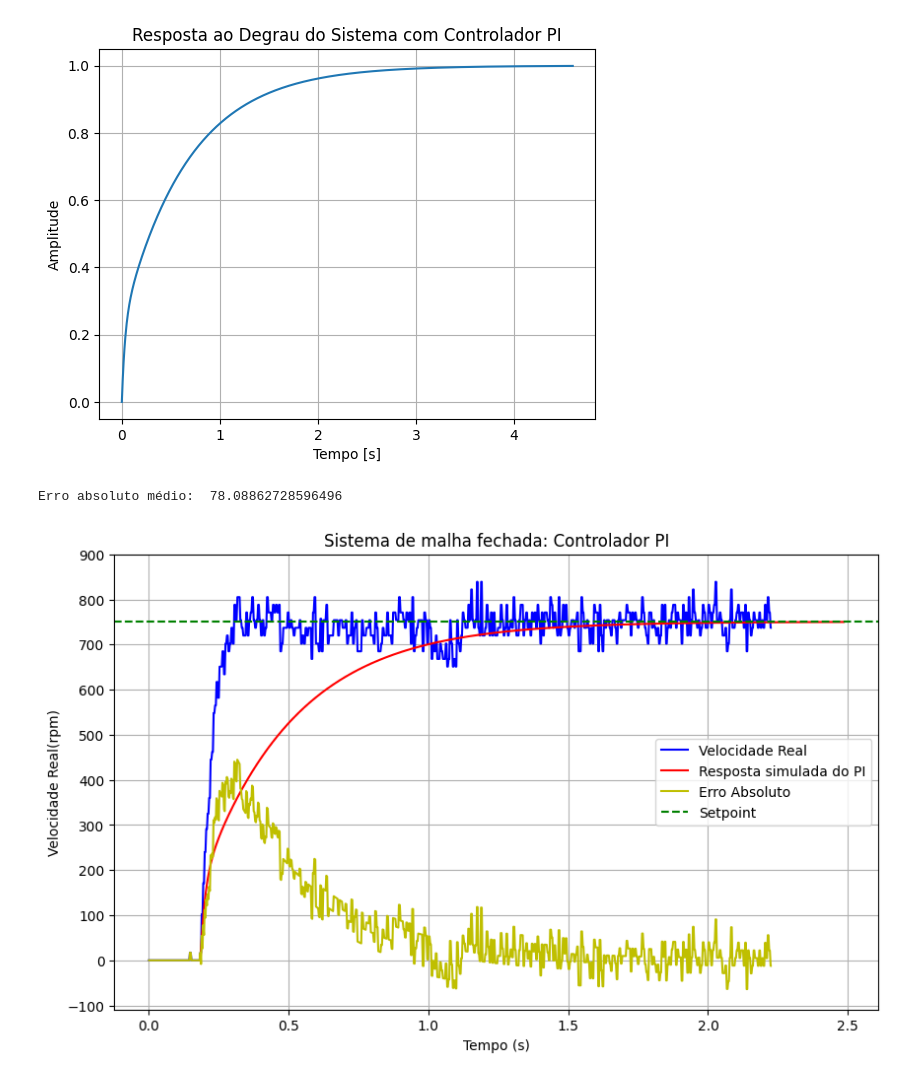
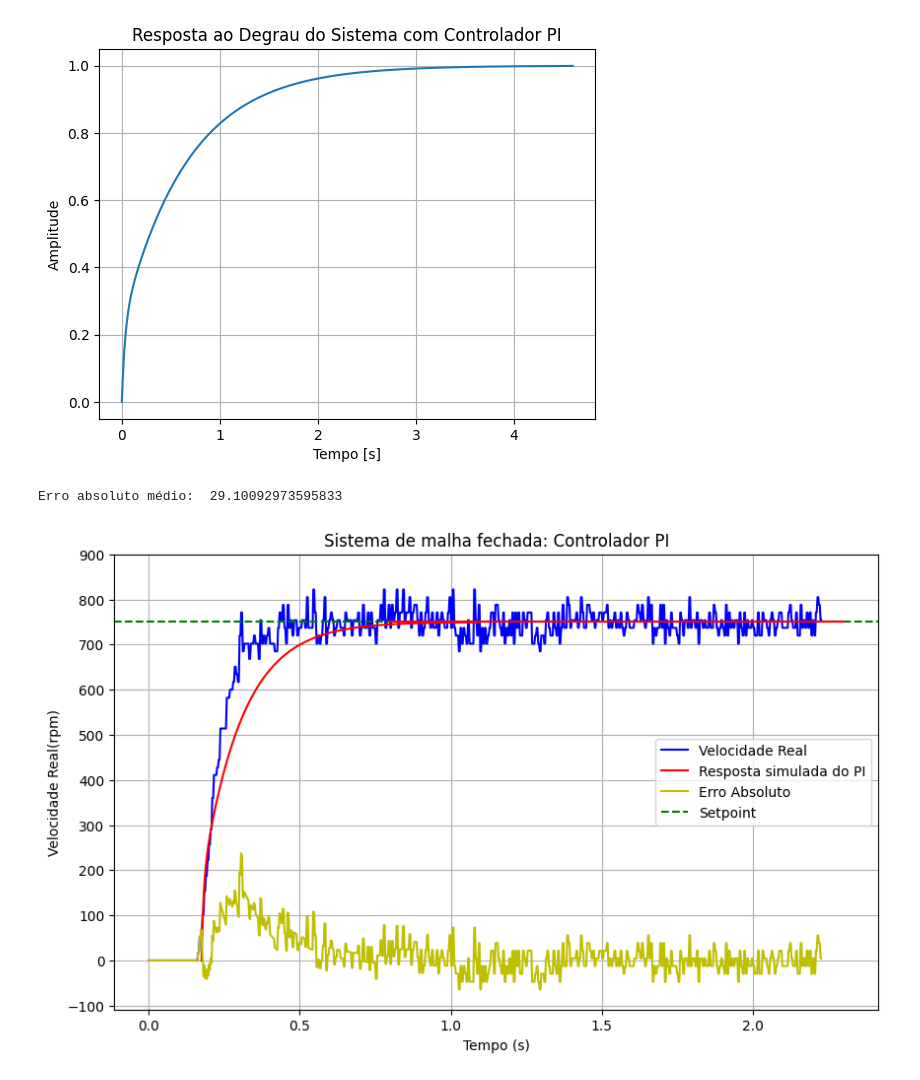
Before and after one commit to sabrina-costa13/Lab-Controle, a Jupyter notebook: Lab_Controle/graficos_3_apresentacao.ipynb, the cells around one changed output. Drawn from its saved outputs; the diff is of its cells as text; code cells hidden in the pictures.

```diff
--- a/Lab_Controle/graficos_3_apresentacao.ipynb
+++ b/Lab_Controle/graficos_3_apresentacao.ipynb
@@ -1,7 +1,7 @@
 # %%
 import pandas as pd
 
-df = pd.read_csv('dados_arduino_pid5.csv', encoding='ISO-8859-1')
+df = pd.read_csv('dados_arduino_pid6(1).csv', encoding='ISO-8859-1') #pid5
 df = df.rename(columns={'Tempo_s': 'Tempo_µs'})
 display(df.head(10))
 
@@ -113,47 +115,52 @@ plt.plot(df['Tempo_µs'], df['Vel_Real'], color='b', label='Velocidade Real')
 # Obter a resposta ao degrau
 time, response = ctrl.step_response(T)
 
-# Escalar a resposta ao degrau para a faixa de 0 a 750
-max_response = max(response)  # Máximo valor da resposta ao degrau
-scaling_factor = 750 / max_response  # Fator de escala para levar o máximo até 750
-scaled_response = response * scaling_factor  # Resposta escalada
+x = 750
+fator_tempo = 2
+fator_amplitude = x
 
-max_time = max(time)
-scaling_factor_time = 23 / max_time
-scaled_time = (time * scaling_factor_time) +  1.85
+# Ajustando tempo e amplitude da simulação
+time_sim_scaled = (time * fator_tempo)+1.75
+response_sim_scaled = response * fator_amplitude
 
 # Adicionar o gráfico da resposta ao degrau escalada
-plt.plot(scaled_time, scaled_response, color='r', label='Resposta simulada do PI')
+plt.plot(time_sim_scaled, response_sim_scaled, color='r', label='Resposta simulada do PI')
 
 real_velocity = df['Vel_Real'].values  # Valores da Velocidade Real
-simulated_velocity = np.interp(df['Tempo_µs'], scaled_time, scaled_response)
+simulated_velocity = np.interp(df['Tempo_µs'], time_sim_scaled, response_sim_scaled)
 error_absolute = real_velocity - simulated_velocity
 mae = np.mean(np.abs(error_absolute))
 print('Erro absoluto médio: ',mae)
 plt.plot(df['Tempo_µs'], error_absolute, color='y',label="Erro Absoluto")
 
 
 # Adicionar a linha horizontal no valor de y = 750
-plt.axhline(y=750, color='g', linestyle='--', label='Setpoint')
+plt.axhline(y=x, color='g', linestyle='--', label='Setpoint')
+
+x_values = np.array([8, 23])
+y_values = np.array([x, x])
+plt.plot(x_values, y_values, color='r')
 
 ax = plt.gca()
 xticks = ax.get_xticks()
 ax.set_xticklabels(xticks * 0.1)
+
 
 plt.yticks(np.arange(-100, 1000, 100))
 
 # Adicionar título e rótulos aos eixos
 plt.title('Sistema de malha fechada: Controlador PI')
 plt.xlabel('Tempo (s)')
 plt.ylabel('Velocidade Real(rpm)')
 
 # Adicionar legenda
 plt.legend()
 # Adicionar uma grade ao gráfico
 plt.grid(True)
+#plt.xlim(0, 5)
 # Mostrar o gráfico
 plt.show()
 # %% [output]
-Erro absoluto médio:  78.08862728596496
+Erro absoluto médio:  29.10092973595833
-[figure, old version]
+[figure, new version]
 # %%
```
Also changed, not shown: parts of 5 cells of this notebook.
